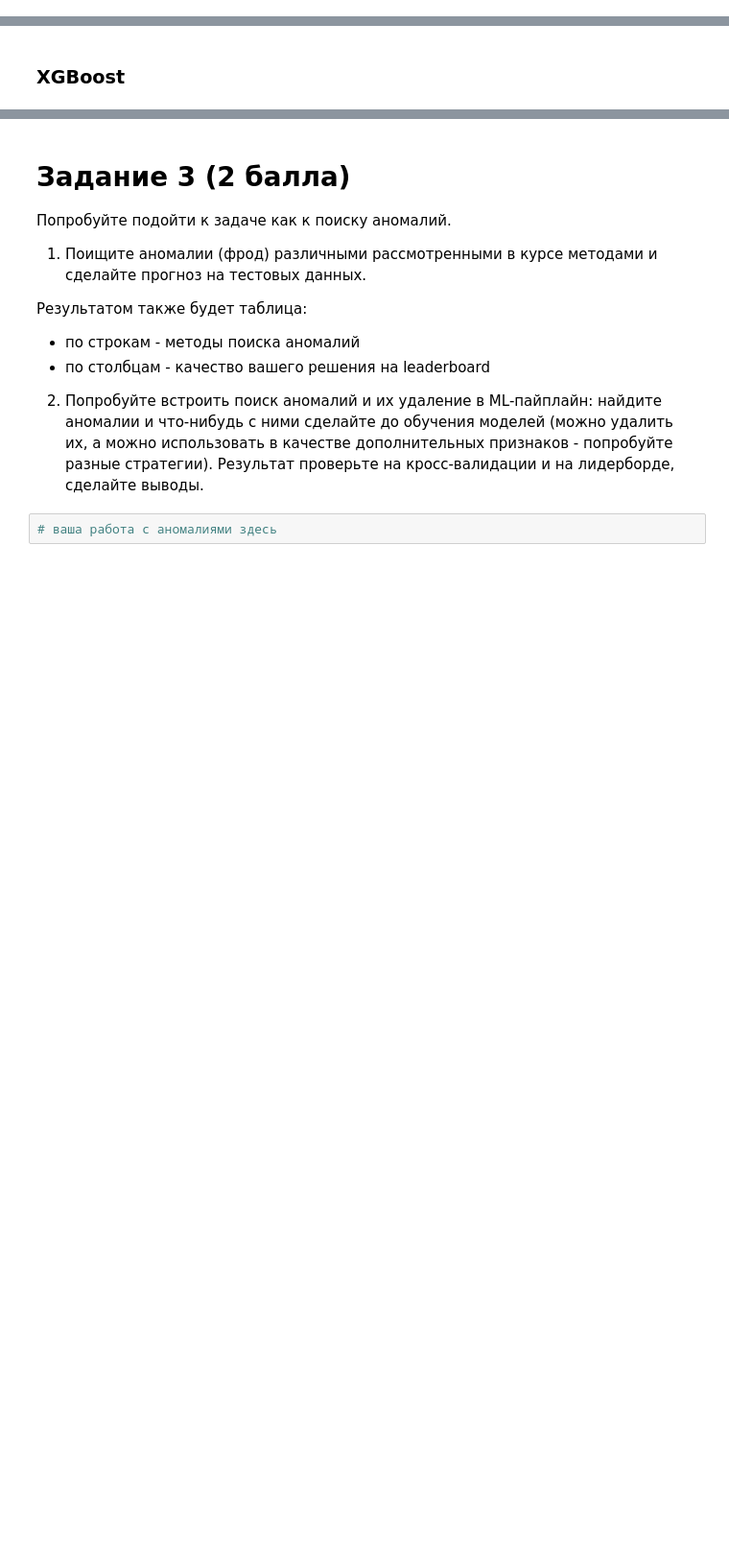
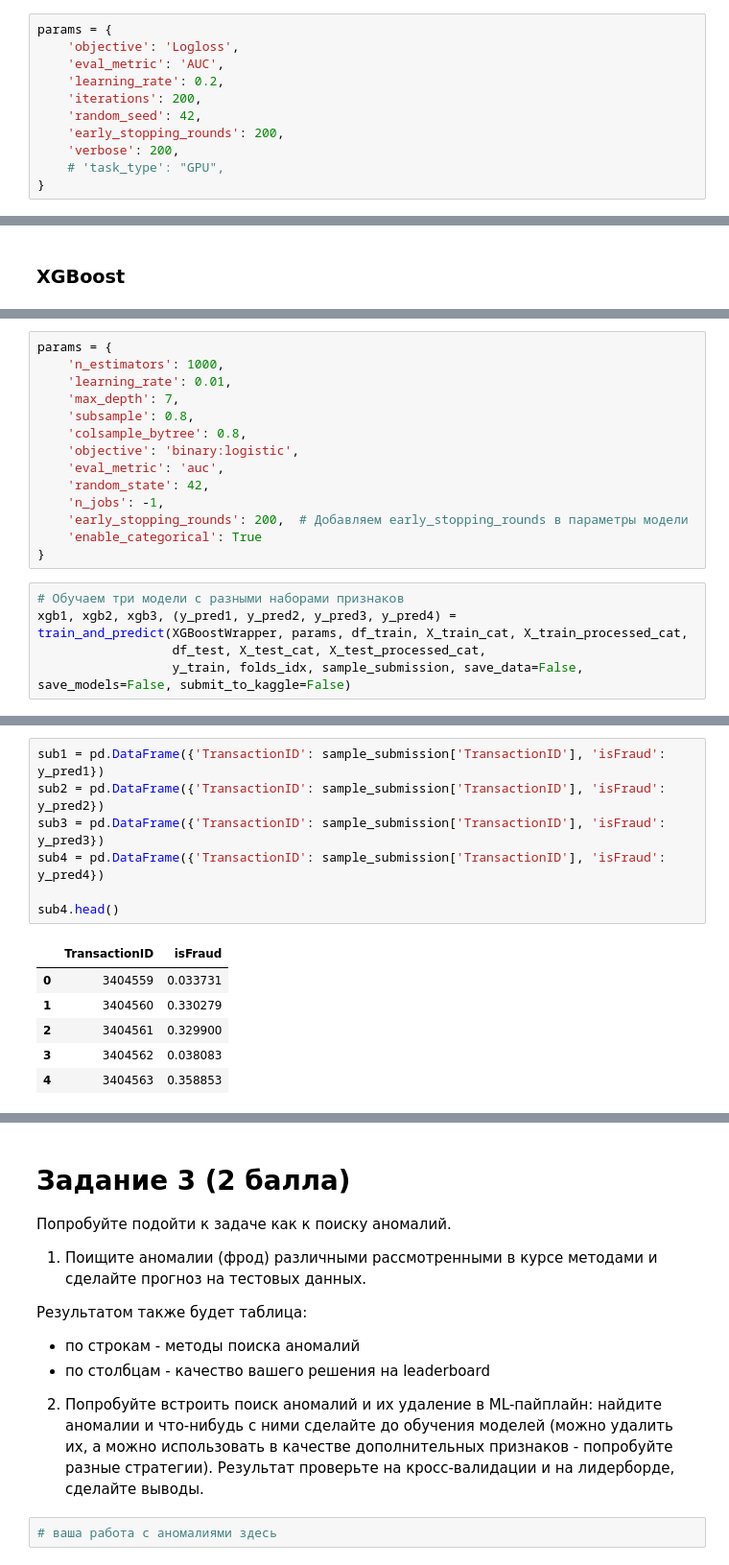
Before and after one commit to psaw/hse-ai24-ml, a Jupyter notebook: hw-7/ML_AI24_HT7_Task2.ipynb, the cells around one changed output, grey strips where cells are left out. Shown at 96% size. Drawn from its saved outputs; the diff is of its cells as text; blank space fills up the shorter version.

Commit message:
Noteboks and data fro Kaggle

```diff
--- a/hw-7/ML_AI24_HT7_Task2.ipynb
+++ b/hw-7/ML_AI24_HT7_Task2.ipynb
@@ -691,0 +845,11 @@ AUC-ROC ансамбля не указан, т.к. внутри моделей
+# %%
+params = {
+    'objective': 'Logloss',
+    'eval_metric': 'AUC',
+    'learning_rate': 0.2,
+    'iterations': 200,
+    'random_seed': 42,
+    'early_stopping_rounds': 200,
+    'verbose': 200,
+    # 'task_type': "GPU",
+}
@@ -693,0 +969,19 @@ AUC-ROC ансамбля не указан, т.к. внутри моделей
+# %%
+params = {
+    'n_estimators': 1000,
+    'learning_rate': 0.01,
+    'max_depth': 7,
+    'subsample': 0.8,
+    'colsample_bytree': 0.8,
+    'objective': 'binary:logistic',
+    'eval_metric': 'auc',
+    'random_state': 42,
+    'n_jobs': -1,
+    'early_stopping_rounds': 200,  # Добавляем early_stopping_rounds в параметры модели
+    'enable_categorical': True
+}
+# %%
+# Обучаем три модели с разными наборами признаков
+xgb1, xgb2, xgb3, (y_pred1, y_pred2, y_pred3, y_pred4) = train_and_predict(XGBoostWrapper, params, df_train, X_train_cat, X_train_processed_cat,
+                  df_test, X_test_cat, X_test_processed_cat,
+                  y_train, folds_idx, sample_submission, save_data=False, save_models=False, submit_to_kaggle=False)
@@ -693,0 +1006,14 @@ AUC-ROC ансамбля не указан, т.к. внутри моделей
+# %%
+sub1 = pd.DataFrame({'TransactionID': sample_submission['TransactionID'], 'isFraud': y_pred1})
+sub2 = pd.DataFrame({'TransactionID': sample_submission['TransactionID'], 'isFraud': y_pred2})
+sub3 = pd.DataFrame({'TransactionID': sample_submission['TransactionID'], 'isFraud': y_pred3})
+sub4 = pd.DataFrame({'TransactionID': sample_submission['TransactionID'], 'isFraud': y_pred4})
+
+sub4.head()
+# %% [output]
+|  | TransactionID | isFraud |
+| 0 | 3404559 | 0.033731 |
+| 1 | 3404560 | 0.330279 |
+| 2 | 3404561 | 0.329900 |
+| 3 | 3404562 | 0.038083 |
+| 4 | 3404563 | 0.358853 |
```
Also changed, not shown: parts of 33 cells of this notebook, 6 other files.
